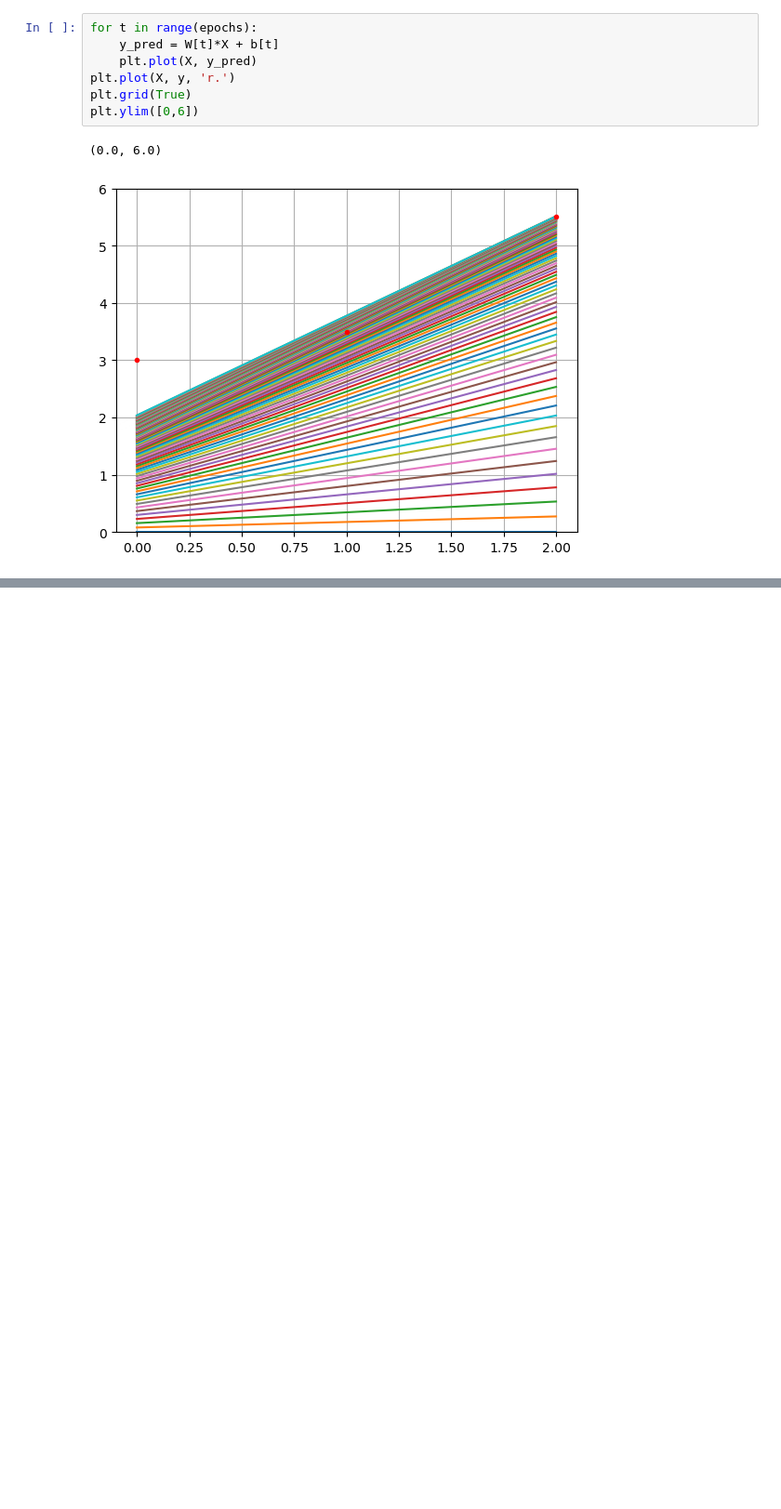
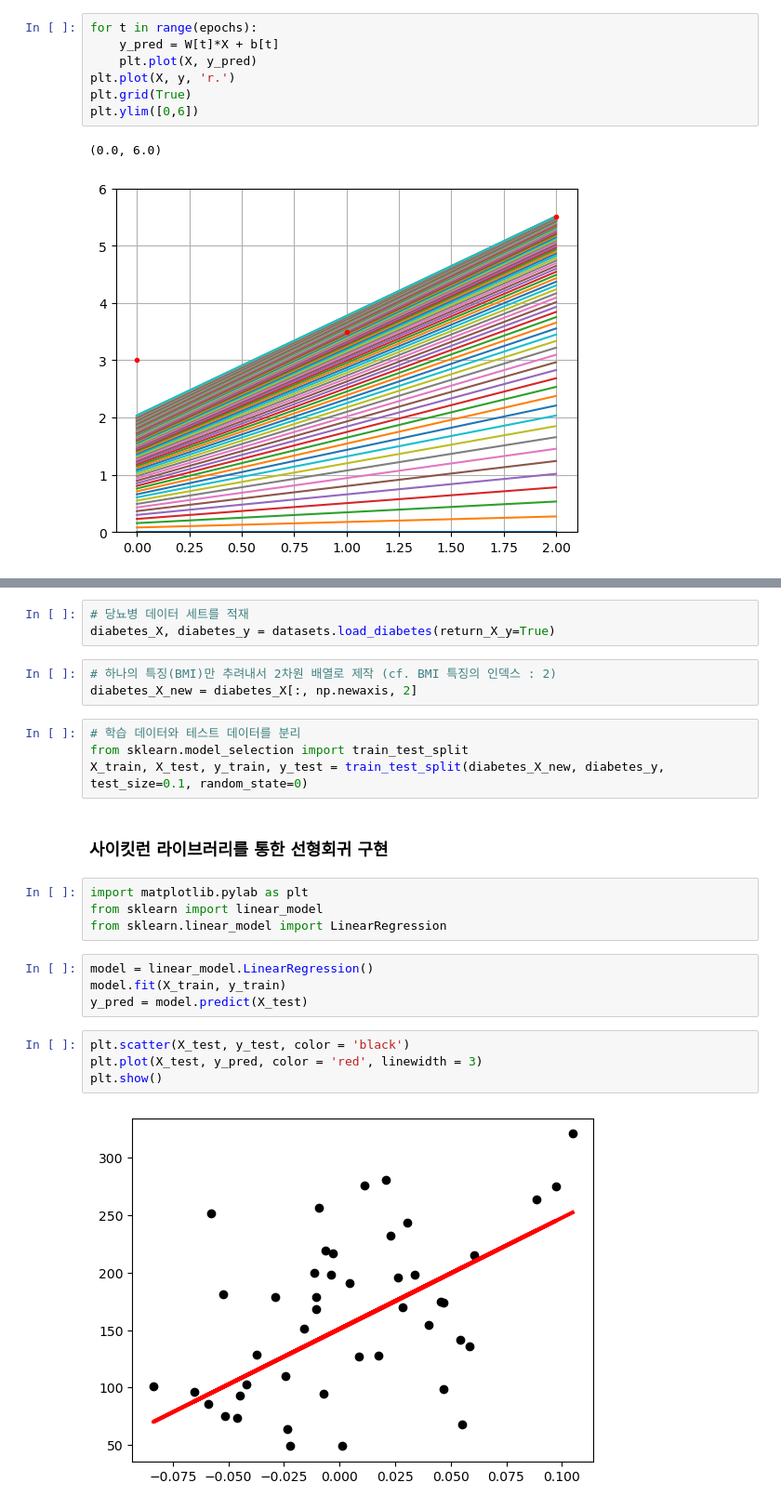
Before and after one commit to CNU-SWLecture/AI, a Jupyter notebook: chapter_04.ipynb, the cells around one changed output, grey strips where cells are left out. Shown at 93% size. Drawn from its saved outputs; the diff is of its cells as text; blank space fills up the shorter version.

Commit message:
Lab - BMI와 혈당치에 대한 선형 회귀 문제 -> 사이킷런 라이브러리 활용 (P25~27)

```diff
--- a/chapter_04.ipynb
+++ b/chapter_04.ipynb
@@ -48,0 +53,26 @@ plt.ylim([0,6])
+# %%
+# 당뇨병 데이터 세트를 적재
+diabetes_X, diabetes_y = datasets.load_diabetes(return_X_y=True)
+# %%
+# 하나의 특징(BMI)만 추려내서 2차원 배열로 제작 (cf. BMI 특징의 인덱스 : 2)
+diabetes_X_new = diabetes_X[:, np.newaxis, 2]
+# %%
+# 학습 데이터와 테스트 데이터를 분리
+from sklearn.model_selection import train_test_split
+X_train, X_test, y_train, y_test = train_test_split(diabetes_X_new, diabetes_y, test_size=0.1, random_state=0)
+# %% [markdown]
+### 사이킷런 라이브러리를 통한 선형회귀 구현
+# %%
+import matplotlib.pylab as plt
+from sklearn import linear_model
+from sklearn.linear_model import LinearRegression
+# %%
+model = linear_model.LinearRegression()
+model.fit(X_train, y_train)
+y_pred = model.predict(X_test)
+# %%
+plt.scatter(X_test, y_test, color = 'black')
+plt.plot(X_test, y_pred, color = 'red', linewidth = 3)
+plt.show()
+# %% [output]
+[figure, added]
```
Also changed, not shown: parts of 3 cells of this notebook.
